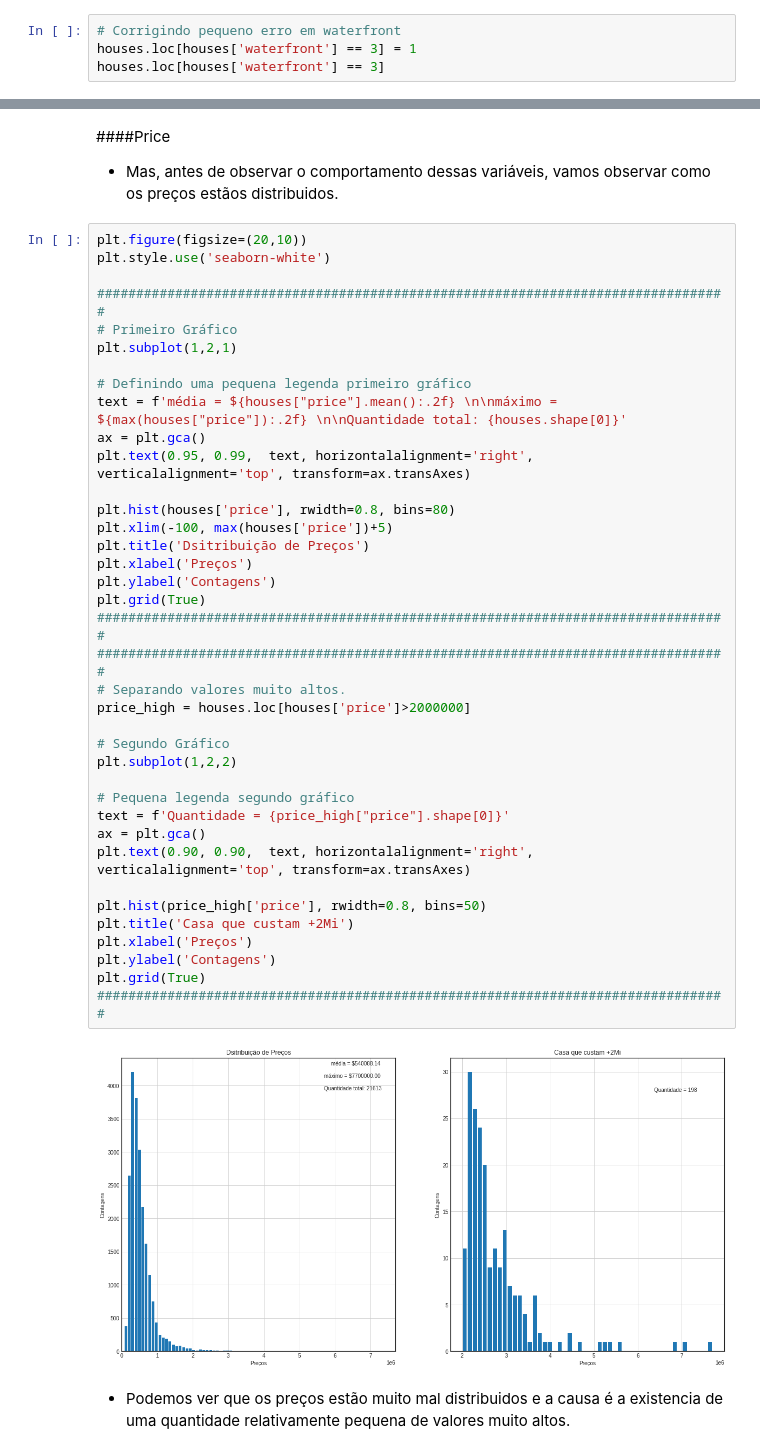
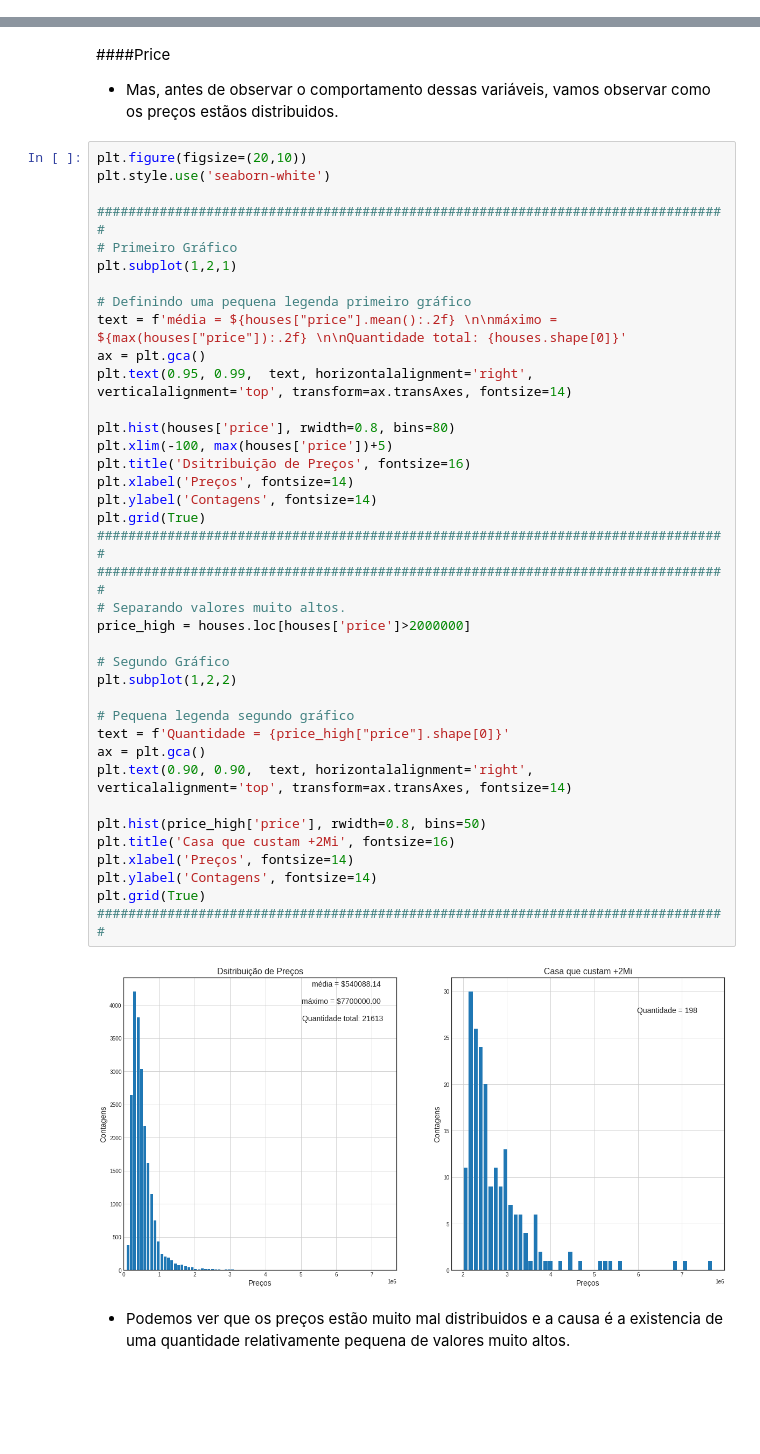
Before and after one commit to LucasGleysson/Senac_ML, a Jupyter notebook: ML_Projeto_Final.ipynb, the cells around one changed output, grey strips where cells are left out. Drawn from its saved outputs; the diff is of its cells as text; blank space fills up the shorter version.

```diff
--- a/ML_Projeto_Final.ipynb
+++ b/ML_Projeto_Final.ipynb
@@ -96,4 +87,0 @@ Name: waterfront, dtype: int64
-# %%
-# Corrigindo pequeno erro em waterfront
-houses.loc[houses['waterfront'] == 3] = 1
-houses.loc[houses['waterfront'] == 3]
@@ -240,42 +210,42 @@ c_numericas.describe().transpose()
 plt.figure(figsize=(20,10))
 plt.style.use('seaborn-white')
 
 #################################################################################
 # Primeiro Gráfico
 plt.subplot(1,2,1)
 
 # Definindo uma pequena legenda primeiro gráfico
 text = f'média = ${houses["price"].mean():.2f} \n\nmáximo = ${max(houses["price"]):.2f} \n\nQuantidade total: {houses.shape[0]}'
 ax = plt.gca()
-plt.text(0.95, 0.99,  text, horizontalalignment='right', verticalalignment='top', transform=ax.transAxes)
+plt.text(0.95, 0.99,  text, horizontalalignment='right', verticalalignment='top', transform=ax.transAxes, fontsize=14)
 
 plt.hist(houses['price'], rwidth=0.8, bins=80)
 plt.xlim(-100, max(houses['price'])+5)
-plt.title('Dsitribuição de Preços')
-plt.xlabel('Preços')
-plt.ylabel('Contagens')
+plt.title('Dsitribuição de Preços', fontsize=16)
+plt.xlabel('Preços', fontsize=14)
+plt.ylabel('Contagens', fontsize=14)
 plt.grid(True)
 #################################################################################
 #################################################################################
 # Separando valores muito altos.
 price_high = houses.loc[houses['price']>2000000]
 
 # Segundo Gráfico
 plt.subplot(1,2,2)
 
 # Pequena legenda segundo gráfico
 text = f'Quantidade = {price_high["price"].shape[0]}'
 ax = plt.gca()
-plt.text(0.90, 0.90,  text, horizontalalignment='right', verticalalignment='top', transform=ax.transAxes)
+plt.text(0.90, 0.90,  text, horizontalalignment='right', verticalalignment='top', transform=ax.transAxes, fontsize=14)
 
 plt.hist(price_high['price'], rwidth=0.8, bins=50)
-plt.title('Casa que custam +2Mi')
-plt.xlabel('Preços')
-plt.ylabel('Contagens')
+plt.title('Casa que custam +2Mi', fontsize=16)
+plt.xlabel('Preços', fontsize=14)
+plt.ylabel('Contagens', fontsize=14)
 plt.grid(True)
 #################################################################################
 # %% [output]
-[figure, old version]
+[figure, new version]
 # %% [markdown]
 - Podemos ver que os preços estão muito mal distribuidos e a causa é a existencia de uma quantidade relativamente pequena de valores muito altos.
 # %% [markdown]
```
Also changed, not shown: parts of 34 cells of this notebook.
